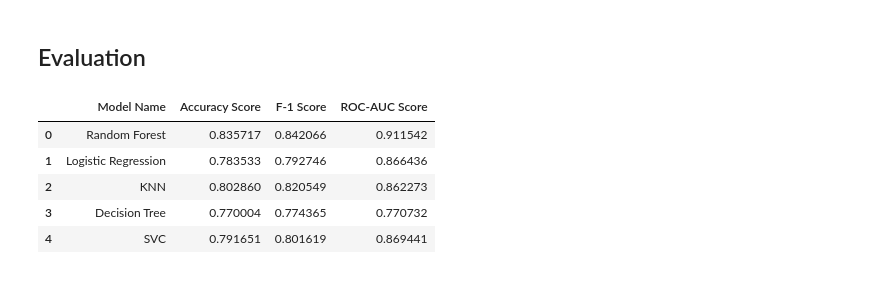
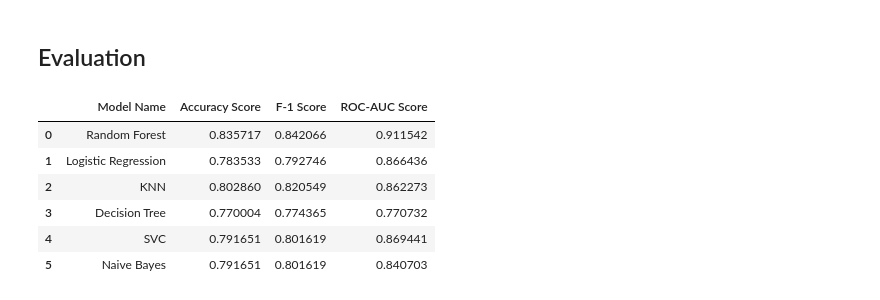
Before and after one commit to TheOX7/KPK-2, a Jupyter notebook: classifier-churn-smote.ipynb, the cells around one changed output. Cells and saved outputs as stored; diff of their text form; code cells hidden in the pictures.

```diff
--- a/classifier-churn-smote.ipynb
+++ b/classifier-churn-smote.ipynb
@@ -792,0 +795,15 @@ plt.show()
+# %%
+from sklearn.naive_bayes import GaussianNB
+from sklearn.metrics import accuracy_score
+from sklearn.metrics import f1_score
+
+nb = GaussianNB()
+nb.fit(X_train, y_train)
+
+y_pred_nb = svc.predict(X_test)
+
+accuracy_nb = accuracy_score(y_test, y_pred_nb)
+f1_nb = f1_score(y_test, y_pred_nb)
+
+print(f"SVC Accuracy: {accuracy_nb}")
+print(f"F-1 Score: {f1_nb}")
@@ -792,0 +838,4 @@ plt.show()
+# %%
+# Calculate ROC-AUC score
+roc_auc_nb = roc_auc_score(y_test, nb.predict_proba(X_test)[:,1])
+print(f"ROC-AUC Score: {roc_auc_nb}")
@@ -794,15 +860,16 @@ plt.show()
 ## Evaluation
 # %%
 pd.DataFrame({
-    'Model Name':['Random Forest', 'Logistic Regression', 'KNN', 'Decision Tree', 'SVC'],
-    'Accuracy Score':[accuracy_rfc, accuracy_lrc, accuracy_knn, accuracy_dtree, accuracy_svc],
-    'F-1 Score':[f1_rfc, f1_lrc, f1_knn, f1_dtree, f1_svc],
-    'ROC-AUC Score':[roc_auc_rfc, roc_auc_lrc, roc_auc_knn, roc_auc_dtree, roc_auc_svc],
+    'Model Name':['Random Forest', 'Logistic Regression', 'KNN', 'Decision Tree', 'SVC', 'Naive Bayes'],
+    'Accuracy Score':[accuracy_rfc, accuracy_lrc, accuracy_knn, accuracy_dtree, accuracy_svc, accuracy_nb],
+    'F-1 Score':[f1_rfc, f1_lrc, f1_knn, f1_dtree, f1_svc, f1_nb],
+    'ROC-AUC Score':[roc_auc_rfc, roc_auc_lrc, roc_auc_knn, roc_auc_dtree, roc_auc_svc, roc_auc_nb],
 })
 # %% [output]
 |  | Model Name | Accuracy Score | F-1 Score | ROC-AUC Score |
 | 0 | Random Forest | 0.835717 | 0.842066 | 0.911542 |
 | 1 | Logistic Regression | 0.783533 | 0.792746 | 0.866436 |
 | 2 | KNN | 0.802860 | 0.820549 | 0.862273 |
 | 3 | Decision Tree | 0.770004 | 0.774365 | 0.770732 |
 | 4 | SVC | 0.791651 | 0.801619 | 0.869441 |
+| 5 | Naive Bayes | 0.791651 | 0.801619 | 0.840703 |
```
Also changed, not shown: parts of 6 cells of this notebook, 1 other file.
